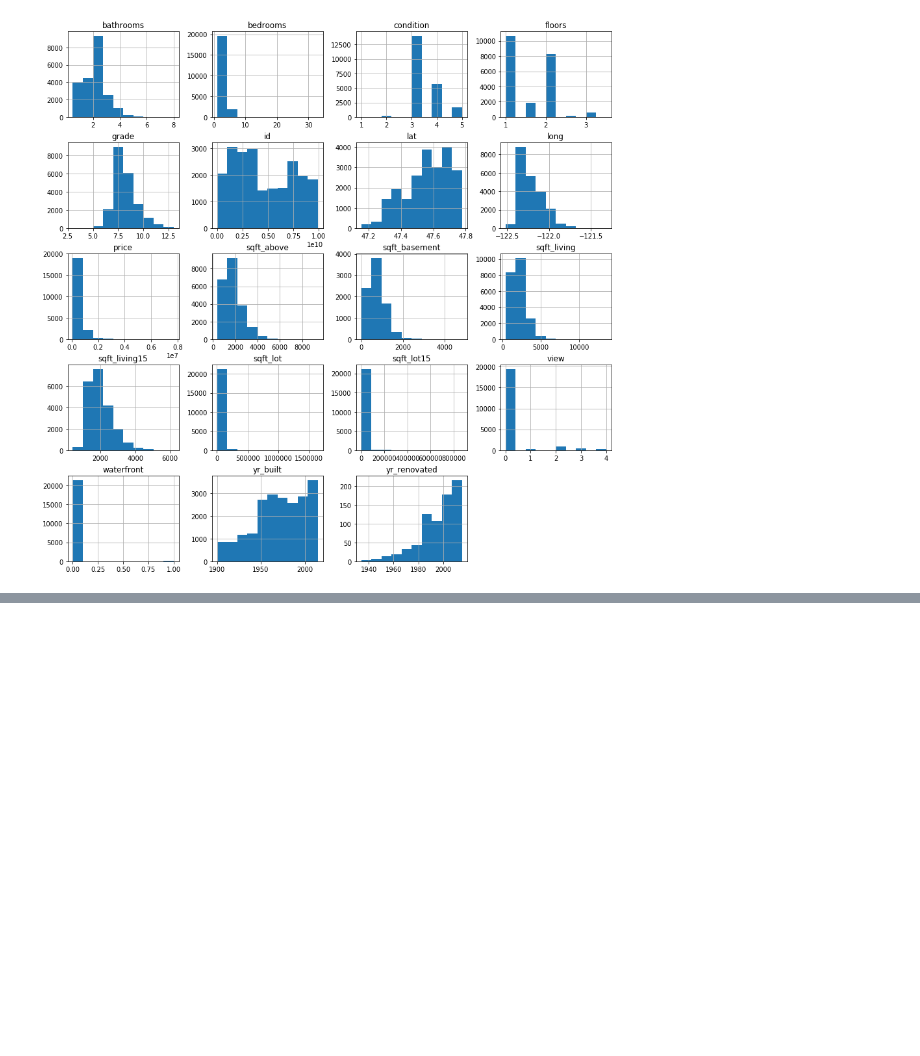
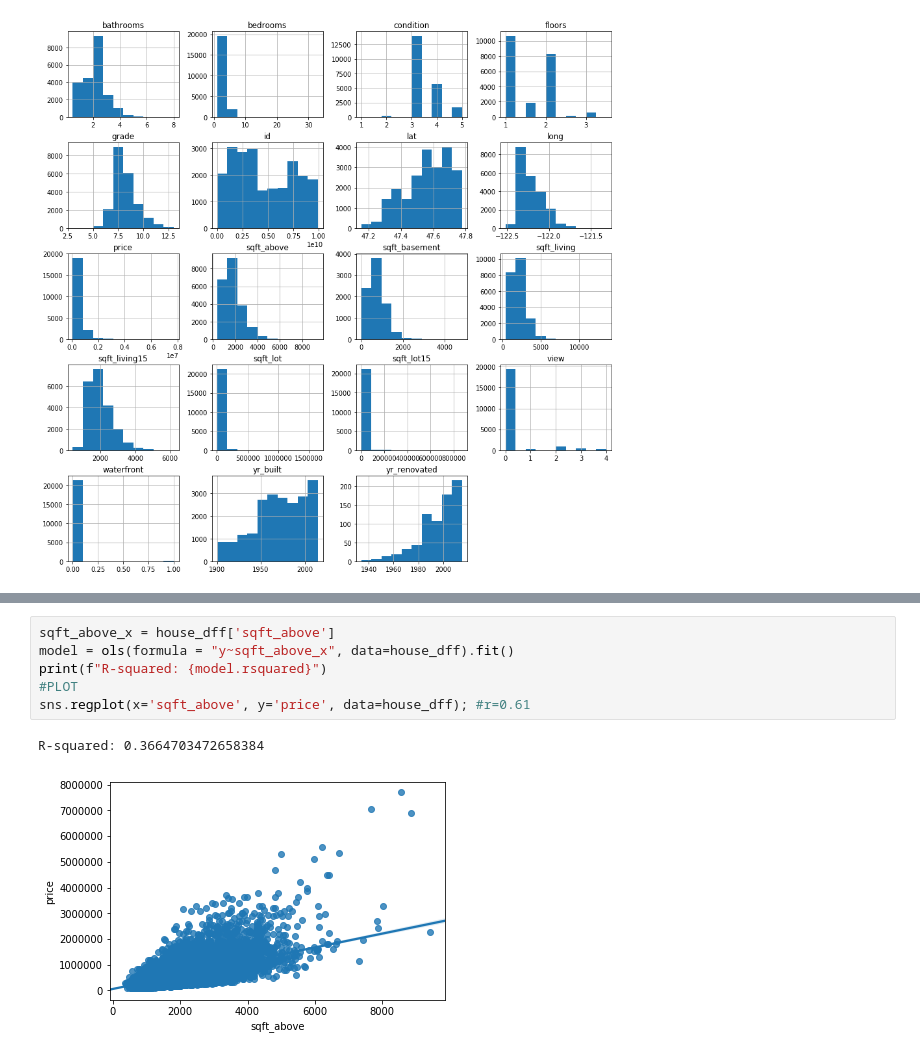
Before and after one commit to A92e/kingcountyWA_home_price_predictor, a Jupyter notebook: final_notebook_mod1.ipynb, the cells around one changed output, grey strips where cells are left out. Cells and saved outputs as stored; diff of their text form; blank space fills up the shorter version.

```diff
--- a/final_notebook_mod1.ipynb
+++ b/final_notebook_mod1.ipynb
@@ -129,0 +144,9 @@ house_dff.hist(figsize=[15,15]);
+# %%
+sqft_above_x = house_dff['sqft_above']
+model = ols(formula = "y~sqft_above_x", data=house_dff).fit()
+print(f"R-squared: {model.rsquared}")
+#PLOT
+sns.regplot(x='sqft_above', y='price', data=house_dff); #r=0.61
+# %% [output]
+R-squared: 0.3664703472658384
+[figure, added]
```
Also changed, not shown: parts of 40 cells of this notebook.
